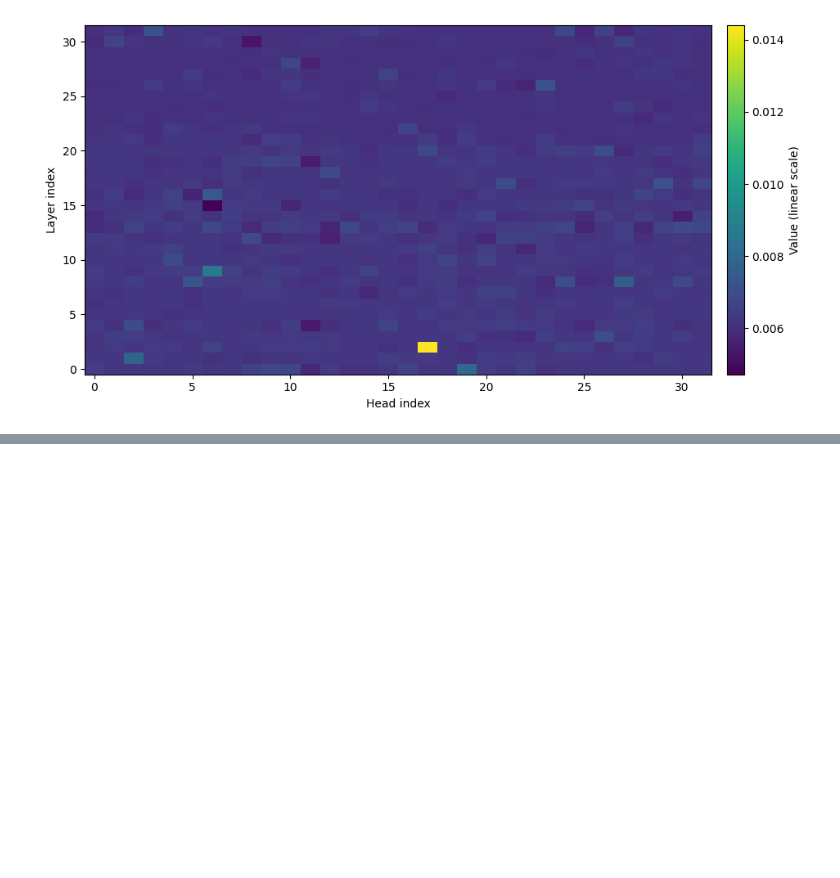
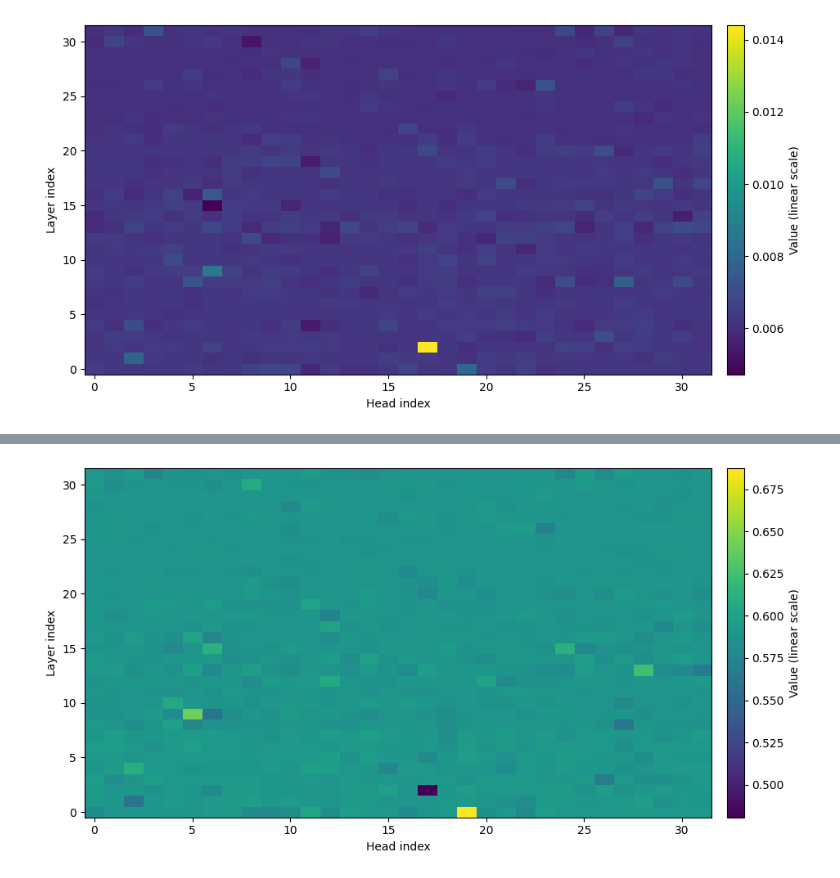
Before and after one commit to durrcommasteven/mech_interp_research, a Jupyter notebook: examine_heatmaps.ipynb, the cells around one changed output, grey strips where cells are left out. Cells and saved outputs as stored; diff of their text form; code cells hidden in the pictures; blank space fills up the shorter version.

Commit message:
experiments on patching

```diff
--- a/examine_heatmaps.ipynb
+++ b/examine_heatmaps.ipynb
@@ -463,0 +476,90 @@ Saved heatmap plot to variance_heatmap.png
+# %%
+import glob
+
+heatmap_files = glob.glob("/root/mech_interp_research/may_11_immediately_answer_js_dist_heatmap_collection_experiment/JS_dist_ans_heatmap_*_delta_1.pt")
+total_heat = []
+
+for heatmap_file in heatmap_files:
+    total_heat.append(torch.load(heatmap_file)['heat'].numpy())
+
+
+total_heat = np.stack(total_heat)
+# compute the variance over dim0 given that we might have nans
+total_heat_variance = np.zeros((total_heat.shape[1], total_heat.shape[2]))
+for i in range(total_heat.shape[1]):
+    for j in range(total_heat.shape[2]):
+        total_heat_variance[i, j] = np.nanvar(total_heat[:, i, j])
+
+total_heat_mean = np.nanmean(total_heat, 0)
+
+relative_heat_variance = np.abs(total_heat_variance / total_heat_mean)
+
+# now we can plot the mean and variance of the heatmaps
+
+def plot_pt_heatmap(
+    heat: np.ndarray,
+    scale: str = "linear",
+    cmap: str = "viridis",
+    vmin: float = None,
+    vmax: float = None,
+    save_path: str = None
+):
+    """
+    Display a heatmap with either linear or logarithmic color scaling.
+
+    Args:
+      heat      : numpy array of the heatmap
+      scale     : "linear" or "log"
+      cmap      : any matplotlib colormap name
+      vmin,vmax : manual color-range bounds (defaults to data min/max)
+      save_path : if given, the figure is saved here (e.g. "hm.png")
+    """
+    # — build normalization object —
+    norm = None
+    if scale.lower() == "log":
+        # avoid zeros
+        nonzero = heat[heat > 0]
+        vmin_ = vmin if vmin is not None else nonzero.min()
+        vmax_ = vmax if vmax is not None else heat.max()
+        norm = LogNorm(vmin=vmin_, vmax=vmax_)
+
+    # — plot —
+    plt.figure(figsize=(10, 5))
+    im = plt.imshow(
+        heat,
+        aspect="auto",
+        origin="lower",
+        norm=norm,
+        vmin=None if norm else vmin,
+        vmax=None if norm else vmax,
+        cmap=cmap
+    )
+    cb = plt.colorbar(im, pad=0.02)
+    cb.set_label(f"Value ({scale} scale)")
+    plt.xlabel("Head index")
+    plt.ylabel("Layer index")
+    plt.tight_layout()
+
+    if save_path:
+        plt.savefig(save_path)
+        print(f"Saved heatmap plot to {save_path}")
+
+    plt.show()
+plot_pt_heatmap(
+    heat=total_heat_mean,
+    scale= "linear",
+    cmap= "viridis",
+    vmin= None,
+    vmax= None,
+    save_path= "mean_heatmap.png"
+)
+plot_pt_heatmap(
+    heat=relative_heat_variance,
+    scale= "linear",
+    cmap= "viridis",
+    vmin= None,
+    vmax= None,
+    save_path= "variance_heatmap.png"
+)
+# I think I need to repeat this analysis for the other heatmaps
+# %% [output]
@@ -463,0 +567 @@ Saved heatmap plot to variance_heatmap.png
+[figure, added]
```
Also changed, not shown: parts of 5 cells of this notebook, 6 other files.
